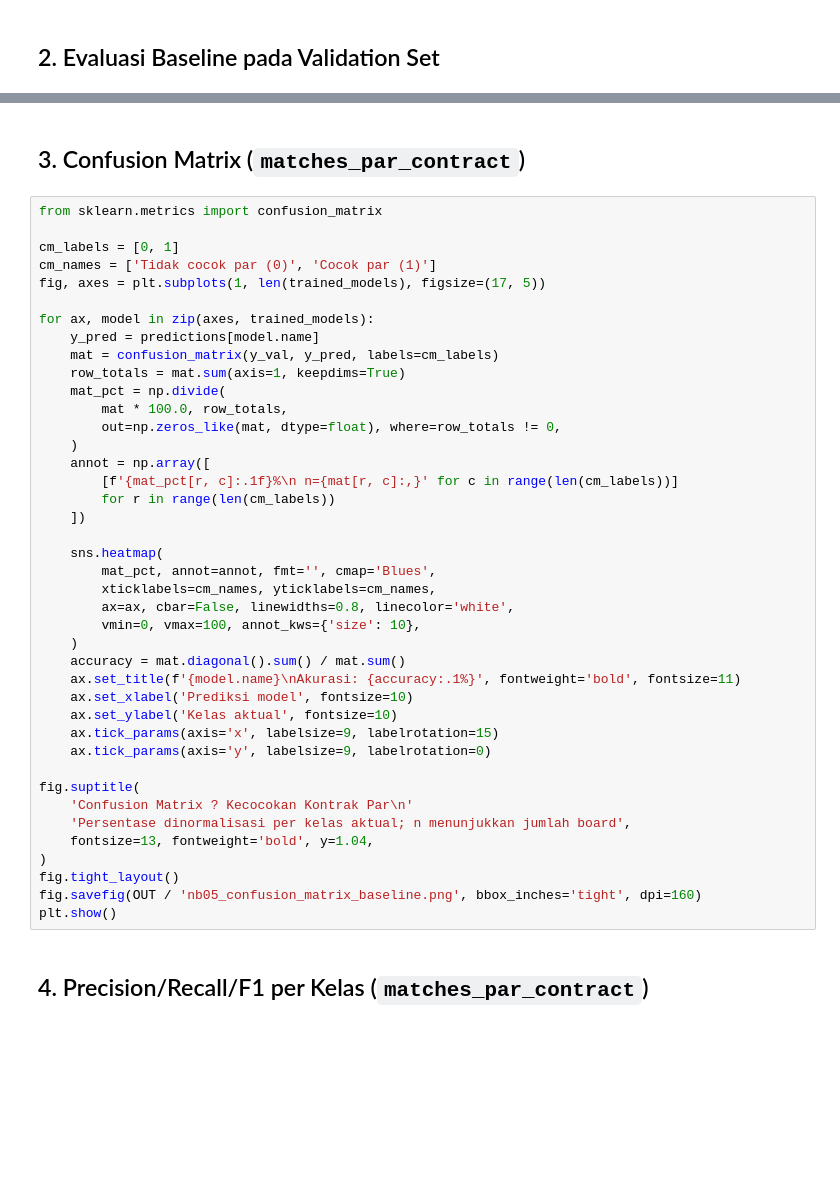
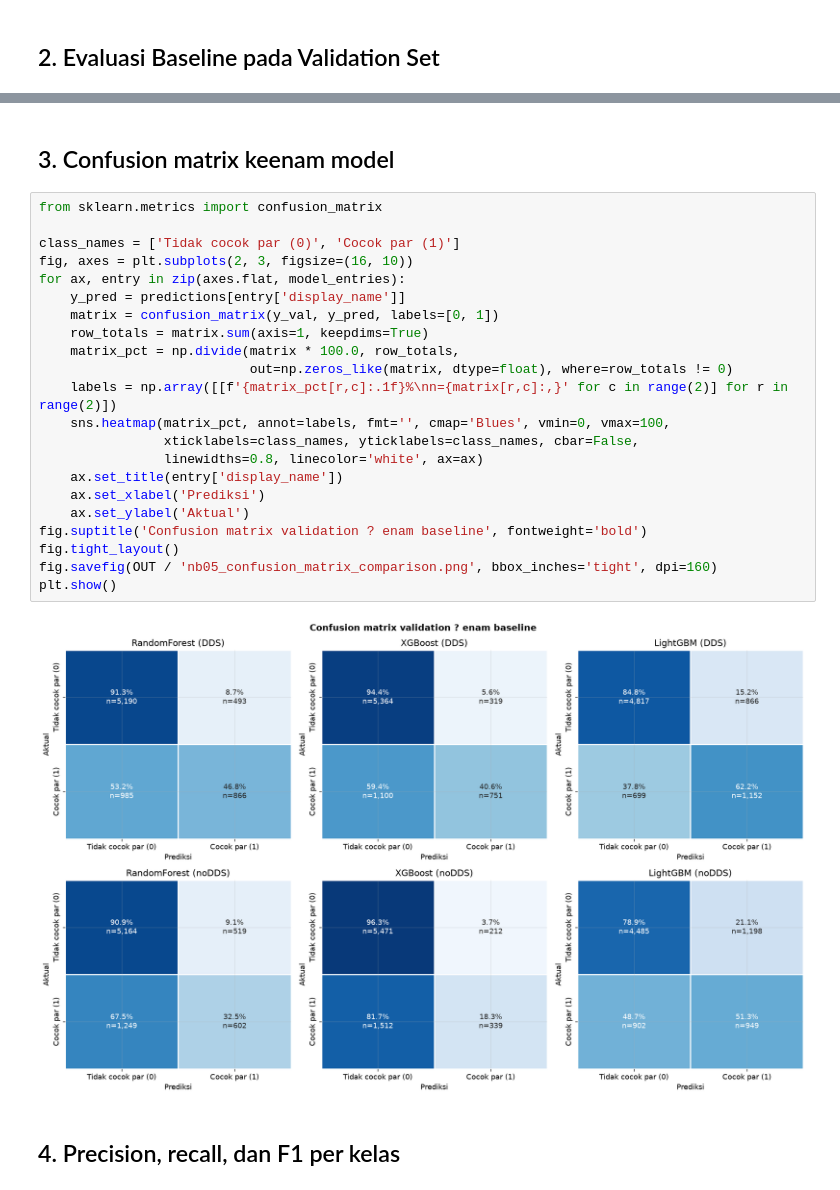
Before and after one commit to Cattelll/Bridge-Prediction, a Jupyter notebook: notebooks/05_evaluation.ipynb, the cells around one changed output, grey strips where cells are left out. Cells and saved outputs as stored; diff of their text form; blank space fills up the shorter version.

```diff
--- a/notebooks/05_evaluation.ipynb
+++ b/notebooks/05_evaluation.ipynb
@@ -137,48 +206,31 @@ plt.show()
 # %% [markdown]
-## 3. Confusion Matrix (`matches_par_contract`)
+## 3. Confusion matrix keenam model
 # %%
 from sklearn.metrics import confusion_matrix
 
-cm_labels = [0, 1]
-cm_names = ['Tidak cocok par (0)', 'Cocok par (1)']
-fig, axes = plt.subplots(1, len(trained_models), figsize=(17, 5))
-
-for ax, model in zip(axes, trained_models):
-    y_pred = predictions[model.name]
-    mat = confusion_matrix(y_val, y_pred, labels=cm_labels)
-    row_totals = mat.sum(axis=1, keepdims=True)
-    mat_pct = np.divide(
-        mat * 100.0, row_totals,
-        out=np.zeros_like(mat, dtype=float), where=row_totals != 0,
-    )
-    annot = np.array([
-        [f'{mat_pct[r, c]:.1f}%\n n={mat[r, c]:,}' for c in range(len(cm_labels))]
-        for r in range(len(cm_labels))
-    ])
-
-    sns.heatmap(
-        mat_pct, annot=annot, fmt='', cmap='Blues',
-        xticklabels=cm_names, yticklabels=cm_names,
-        ax=ax, cbar=False, linewidths=0.8, linecolor='white',
-        vmin=0, vmax=100, annot_kws={'size': 10},
-    )
-    accuracy = mat.diagonal().sum() / mat.sum()
-    ax.set_title(f'{model.name}\nAkurasi: {accuracy:.1%}', fontweight='bold', fontsize=11)
-    ax.set_xlabel('Prediksi model', fontsize=10)
-    ax.set_ylabel('Kelas aktual', fontsize=10)
-    ax.tick_params(axis='x', labelsize=9, labelrotation=15)
-    ax.tick_params(axis='y', labelsize=9, labelrotation=0)
-
-fig.suptitle(
-    'Confusion Matrix ? Kecocokan Kontrak Par\n'
-    'Persentase dinormalisasi per kelas aktual; n menunjukkan jumlah board',
-    fontsize=13, fontweight='bold', y=1.04,
-)
+class_names = ['Tidak cocok par (0)', 'Cocok par (1)']
+fig, axes = plt.subplots(2, 3, figsize=(16, 10))
+for ax, entry in zip(axes.flat, model_entries):
+    y_pred = predictions[entry['display_name']]
+    matrix = confusion_matrix(y_val, y_pred, labels=[0, 1])
+    row_totals = matrix.sum(axis=1, keepdims=True)
+    matrix_pct = np.divide(matrix * 100.0, row_totals,
+                           out=np.zeros_like(matrix, dtype=float), where=row_totals != 0)
+    labels = np.array([[f'{matrix_pct[r,c]:.1f}%\nn={matrix[r,c]:,}' for c in range(2)] for r in range(2)])
+    sns.heatmap(matrix_pct, annot=labels, fmt='', cmap='Blues', vmin=0, vmax=100,
+                xticklabels=class_names, yticklabels=class_names, cbar=False,
+                linewidths=0.8, linecolor='white', ax=ax)
+    ax.set_title(entry['display_name'])
+    ax.set_xlabel('Prediksi')
+    ax.set_ylabel('Aktual')
+fig.suptitle('Confusion matrix validation ? enam baseline', fontweight='bold')
 fig.tight_layout()
-fig.savefig(OUT / 'nb05_confusion_matrix_baseline.png', bbox_inches='tight', dpi=160)
+fig.savefig(OUT / 'nb05_confusion_matrix_comparison.png', bbox_inches='tight', dpi=160)
 plt.show()
+# %% [output]
+[figure, added]
 # %% [markdown]
-## 4. Precision/Recall/F1 per Kelas (`matches_par_contract`)
+## 4. Precision, recall, dan F1 per kelas
 # %%
 from sklearn.metrics import precision_recall_fscore_support
 
```
Also changed, not shown: parts of 23 cells of this notebook, 7 other files.
